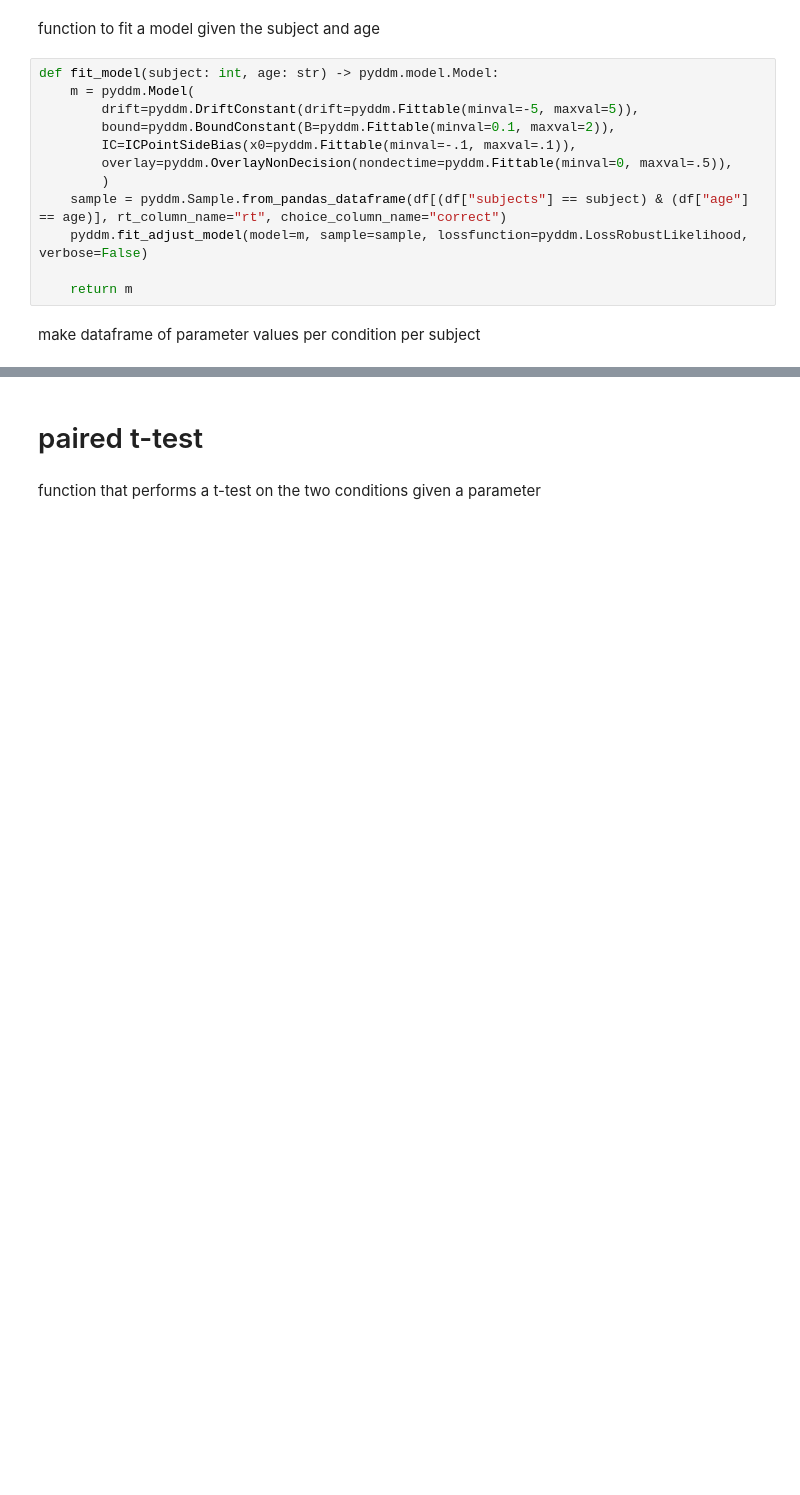
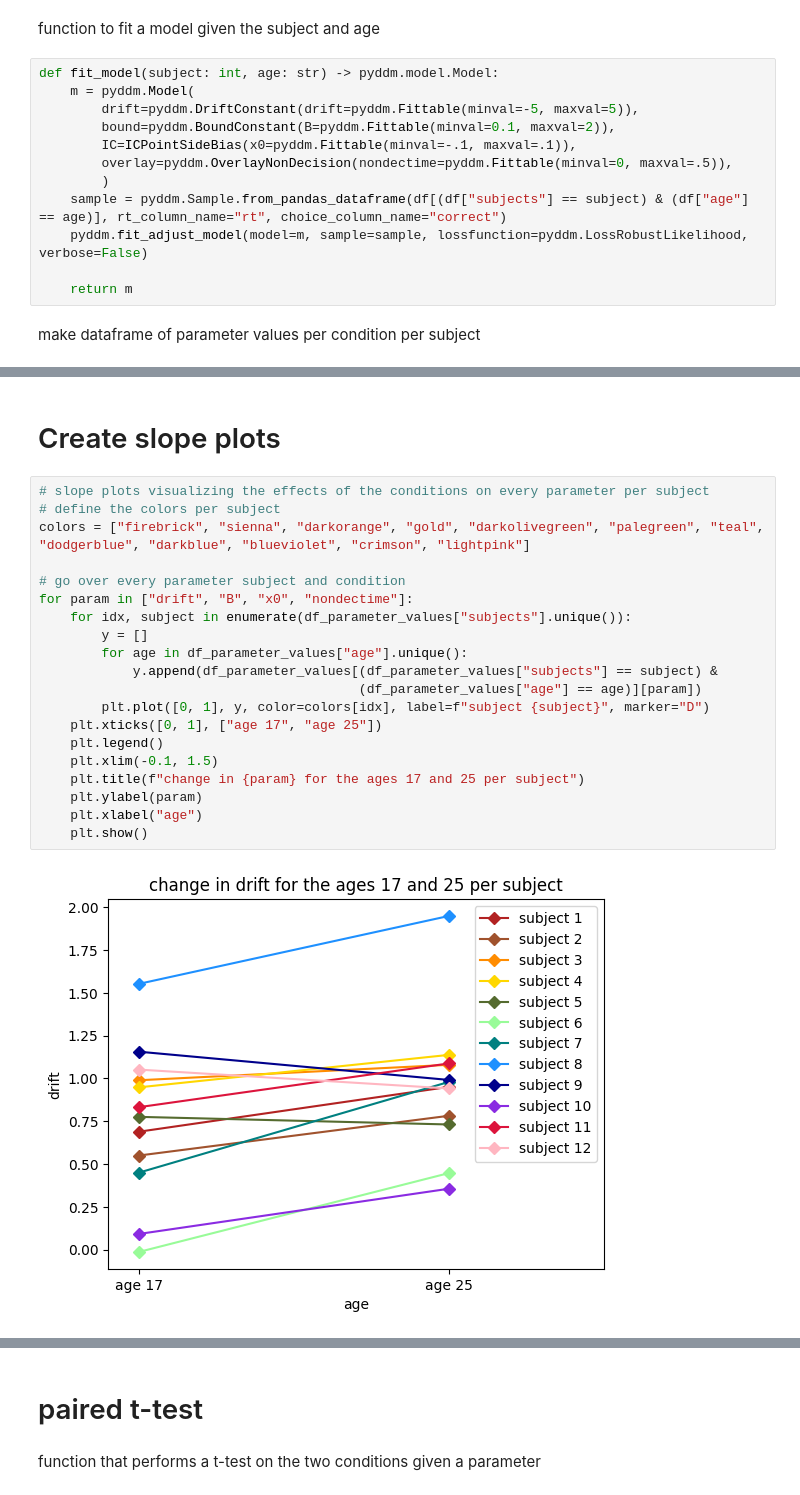
Before and after one commit to konjiii/cog_mod_final_assignment, a Jupyter notebook: ddm.ipynb, the cells around one changed output, grey strips where cells are left out. Cells and saved outputs as stored; diff of their text form; blank space fills up the shorter version.

```diff
--- a/ddm.ipynb
+++ b/ddm.ipynb
@@ -389,0 +387,24 @@ Info: Params [0.94121144 0.49100618 0.00941518 0.31360221] gave 5.80424375388089
+# %% [markdown]
+# Create slope plots
+# %%
+# slope plots visualizing the effects of the conditions on every parameter per subject
+# define the colors per subject
+colors = ["firebrick", "sienna", "darkorange", "gold", "darkolivegreen", "palegreen", "teal", "dodgerblue", "darkblue", "blueviolet", "crimson", "lightpink"]
+
+# go over every parameter subject and condition
+for param in ["drift", "B", "x0", "nondectime"]:
+    for idx, subject in enumerate(df_parameter_values["subjects"].unique()):
+        y = []
+        for age in df_parameter_values["age"].unique():
+            y.append(df_parameter_values[(df_parameter_values["subjects"] == subject) &
+                                         (df_parameter_values["age"] == age)][param])
+        plt.plot([0, 1], y, color=colors[idx], label=f"subject {subject}", marker="D")
+    plt.xticks([0, 1], ["age 17", "age 25"])
+    plt.legend()
+    plt.xlim(-0.1, 1.5)
+    plt.title(f"change in {param} for the ages 17 and 25 per subject")
+    plt.ylabel(param)
+    plt.xlabel("age")
+    plt.show()
+# %% [output]
+[figure, added]
```
Also changed, not shown: parts of 6 cells of this notebook.
